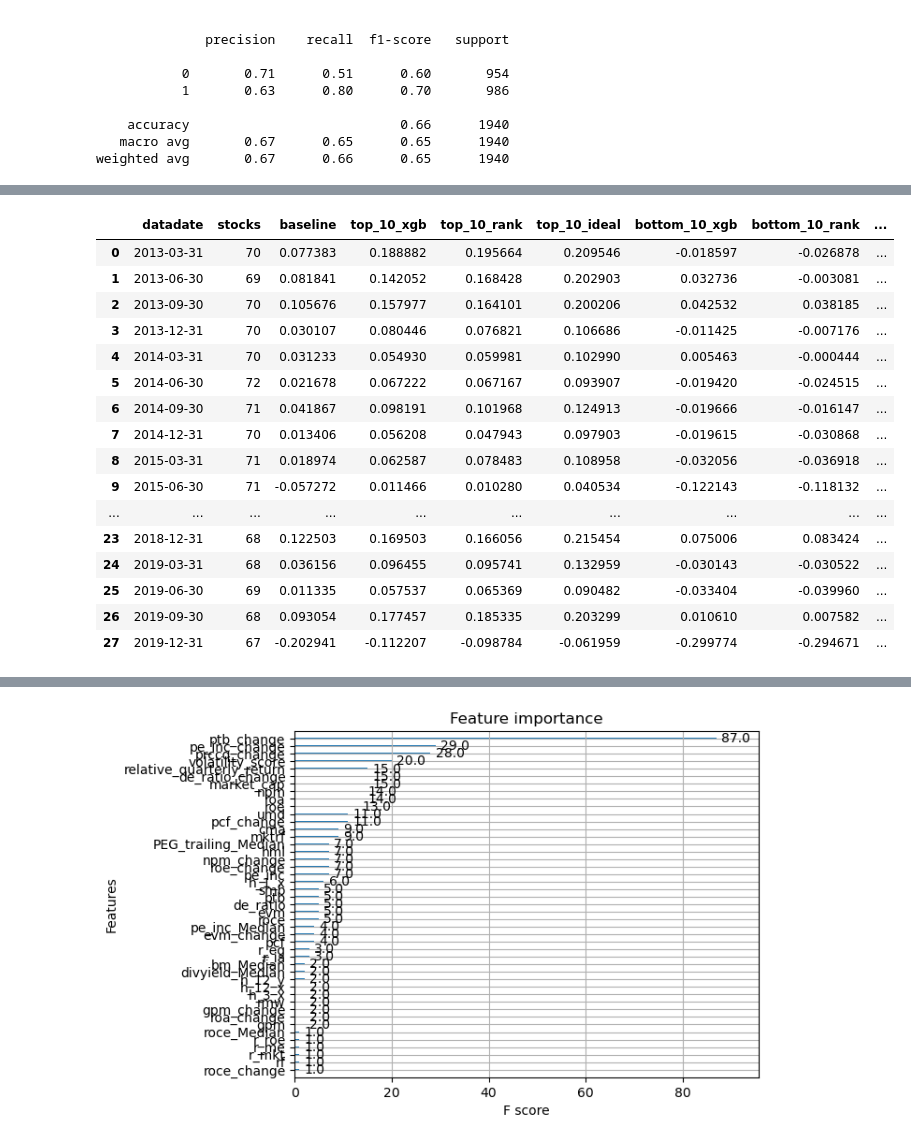
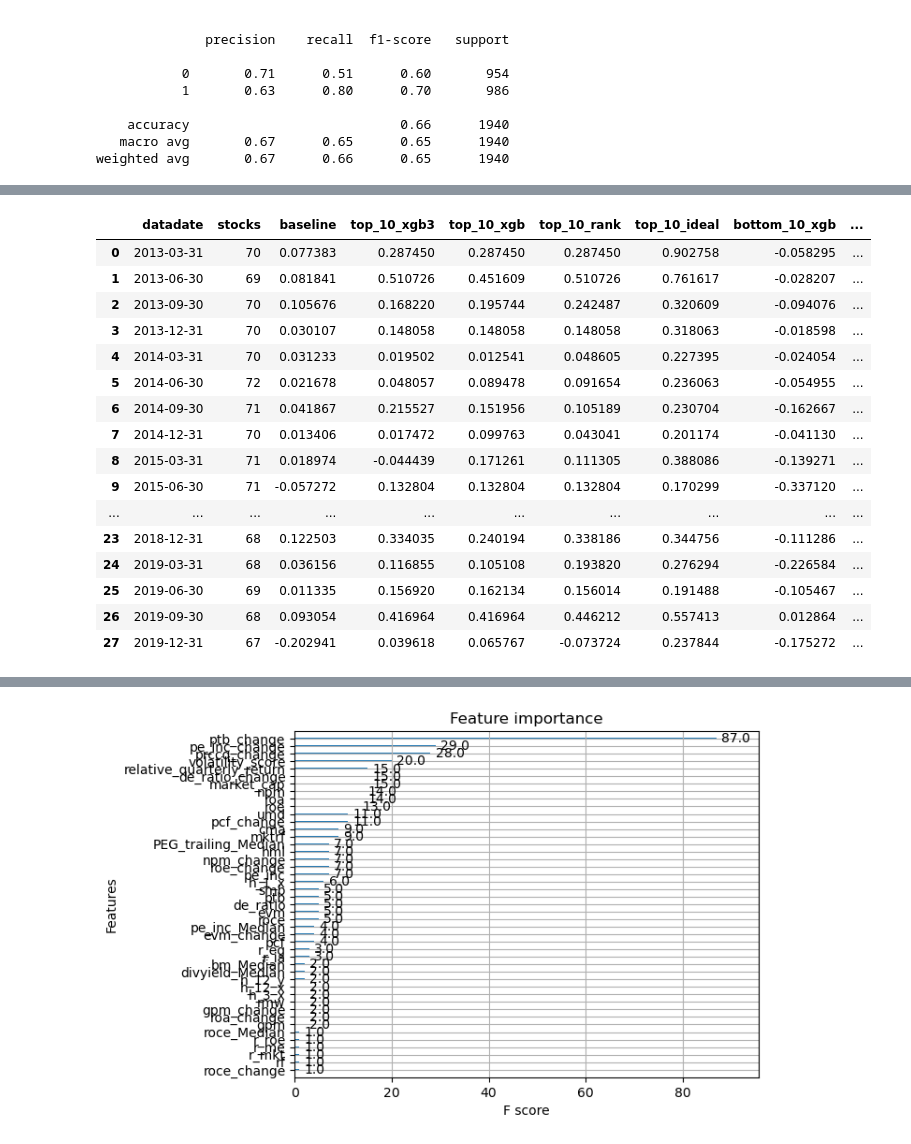
Before and after one commit to edocampione/4YP, a Jupyter notebook: models/res xgb.ipynb, the cells around one changed output, grey strips where cells are left out. Drawn from its saved outputs; the diff is of its cells as text; code cells hidden in the pictures.

```diff
--- a/models/res xgb.ipynb
+++ b/models/res xgb.ipynb
@@ -355,6 +393,10 @@ XGBRanker(base_score=None, booster=None, callbacks=None, colsample_bylevel=None,
 y_train_pred1 = model.predict(X_train_scaled)
 y_valid_pred1 = model.predict(X_valid_scaled)
 y_test_pred1 = model.predict(X_test_scaled)
+
+y_train_pred3 = model2.predict(X_train_context)
+y_valid_pred3 = model2.predict(X_valid_context)
+y_test_pred3 = model2.predict(X_test_context)
 
 # Classifier
 y_train_pred_binary1 = (y_train_pred1 >= 0).astype(int)
@@ -402,6 +444,7 @@ weighted avg       0.67      0.66      0.65      1940
 # %%
 results['y_pred1'] = y_test_pred1
 results['y_pred2'] = y_test_pred2
+results['y_pred3'] = y_test_pred3
 results1 = results.sort_values(by=['datadate', 'y_pred1'], ascending=[True, False])
 
 results1.head(10)
@@ -428,7 +471,7 @@ def softmax_weighted_return(df, sort_col, target_col, n=5, largest=True):
     weights = e_scores / e_scores.sum()
     return (selected[target_col] * weights).sum()
 
-def exponential_weighted_return(df, sort_col, target_col, n=30, largest=True, alpha=0):
+def exponential_weighted_return(df, sort_col, target_col, n=3, largest=True, alpha=0):
     if largest:
         selected = df.nlargest(n, sort_col)
     else:
@@ -446,6 +489,16 @@ df_avg = results.groupby('datadate').agg(
     stocks=('next_prccq_change', 'size'),
     baseline=('next_prccq_change', 'mean')
 ).reset_index()
+
+# For the predicted top 10, weight by predicted returns ('pred_rank_score')
+df_avg['top_10_xgb3'] = results.groupby('datadate').apply(
+    lambda group: exponential_weighted_return(
+        group,
+        sort_col='y_pred3',
+        target_col='next_prccq_change',
+        largest=True
+    )
+).reset_index(level=0, drop=True)
 
 # For the predicted top 10, weight by predicted returns ('pred_rank_score')
 df_avg['top_10_xgb'] = results.groupby('datadate').apply(
@@ -483,50 +536,60 @@ df_avg['bottom_10_xgb'] = results.groupby('datadate').apply(
         group,
         sort_col='y_pred1',
         target_col='next_prccq_change',
         largest=False
     )
 ).reset_index(level=0, drop=True)
 
 # For the predicted bottom 10, weight by predicted returns
+df_avg['bottom_10_xgb3'] = results.groupby('datadate').apply(
+    lambda group: exponential_weighted_return(
+        group,
+        sort_col='y_pred3',
+        target_col='next_prccq_change',
+        largest=False
+    )
+).reset_index(level=0, drop=True)
+
+# For the predicted bottom 10, weight by predicted returns
 df_avg['bottom_10_rank'] = results.groupby('datadate').apply(
     lambda group: exponential_weighted_return(
         group,
         sort_col='y_pred2',
         target_col='next_prccq_change',
         largest=False
     )
 ).reset_index(level=0, drop=True)
 
 # For the ideal bottom 10, weight by the actual returns
 df_avg['bottom_10_ideal'] = results.groupby('datadate').apply(
     lambda group: exponential_weighted_return(
         group,
         sort_col='next_prccq_change',
         target_col='next_prccq_change',
         largest=False
     )
 ).reset_index(level=0, drop=True)
 
 # Display the first 100 rows of the new dataframe
 df_avg.head(100)
 # %% [output]
-|  | datadate | stocks | baseline | top_10_xgb | top_10_rank | top_10_ideal | bottom_10_xgb | bottom_10_rank | ... |
-| 0 | 2013-03-31 | 70 | 0.077383 | 0.188882 | 0.195664 | 0.209546 | -0.018597 | -0.026878 | ... |
-| 1 | 2013-06-30 | 69 | 0.081841 | 0.142052 | 0.168428 | 0.202903 | 0.032736 | -0.003081 | ... |
-| 2 | 2013-09-30 | 70 | 0.105676 | 0.157977 | 0.164101 | 0.200206 | 0.042532 | 0.038185 | ... |
-| 3 | 2013-12-31 | 70 | 0.030107 | 0.080446 | 0.076821 | 0.106686 | -0.011425 | -0.007176 | ... |
-| 4 | 2014-03-31 | 70 | 0.031233 | 0.054930 | 0.059981 | 0.102990 | 0.005463 | -0.000444 | ... |
-| 5 | 2014-06-30 | 72 | 0.021678 | 0.067222 | 0.067167 | 0.093907 | -0.019420 | -0.024515 | ... |
-| 6 | 2014-09-30 | 71 | 0.041867 | 0.098191 | 0.101968 | 0.124913 | -0.019666 | -0.016147 | ... |
-| 7 | 2014-12-31 | 70 | 0.013406 | 0.056208 | 0.047943 | 0.097903 | -0.019615 | -0.030868 | ... |
-| 8 | 2015-03-31 | 71 | 0.018974 | 0.062587 | 0.078483 | 0.108958 | -0.032056 | -0.036918 | ... |
-| 9 | 2015-06-30 | 71 | -0.057272 | 0.011466 | 0.010280 | 0.040534 | -0.122143 | -0.118132 | ... |
+|  | datadate | stocks | baseline | top_10_xgb3 | top_10_xgb | top_10_rank | top_10_ideal | bottom_10_xgb | ... |
+| 0 | 2013-03-31 | 70 | 0.077383 | 0.287450 | 0.287450 | 0.287450 | 0.902758 | -0.058295 | ... |
+| 1 | 2013-06-30 | 69 | 0.081841 | 0.510726 | 0.451609 | 0.510726 | 0.761617 | -0.028207 | ... |
+| 2 | 2013-09-30 | 70 | 0.105676 | 0.168220 | 0.195744 | 0.242487 | 0.320609 | -0.094076 | ... |
+| 3 | 2013-12-31 | 70 | 0.030107 | 0.148058 | 0.148058 | 0.148058 | 0.318063 | -0.018598 | ... |
+| 4 | 2014-03-31 | 70 | 0.031233 | 0.019502 | 0.012541 | 0.048605 | 0.227395 | -0.024054 | ... |
+| 5 | 2014-06-30 | 72 | 0.021678 | 0.048057 | 0.089478 | 0.091654 | 0.236063 | -0.054955 | ... |
+| 6 | 2014-09-30 | 71 | 0.041867 | 0.215527 | 0.151956 | 0.105189 | 0.230704 | -0.162667 | ... |
+| 7 | 2014-12-31 | 70 | 0.013406 | 0.017472 | 0.099763 | 0.043041 | 0.201174 | -0.041130 | ... |
+| 8 | 2015-03-31 | 71 | 0.018974 | -0.044439 | 0.171261 | 0.111305 | 0.388086 | -0.139271 | ... |
+| 9 | 2015-06-30 | 71 | -0.057272 | 0.132804 | 0.132804 | 0.132804 | 0.170299 | -0.337120 | ... |
 | ... | ... | ... | ... | ... | ... | ... | ... | ... | ... |
-| 23 | 2018-12-31 | 68 | 0.122503 | 0.169503 | 0.166056 | 0.215454 | 0.075006 | 0.083424 | ... |
-| 24 | 2019-03-31 | 68 | 0.036156 | 0.096455 | 0.095741 | 0.132959 | -0.030143 | -0.030522 | ... |
-| 25 | 2019-06-30 | 69 | 0.011335 | 0.057537 | 0.065369 | 0.090482 | -0.033404 | -0.039960 | ... |
-| 26 | 2019-09-30 | 68 | 0.093054 | 0.177457 | 0.185335 | 0.203299 | 0.010610 | 0.007582 | ... |
-| 27 | 2019-12-31 | 67 | -0.202941 | -0.112207 | -0.098784 | -0.061959 | -0.299774 | -0.294671 | ... |
+| 23 | 2018-12-31 | 68 | 0.122503 | 0.334035 | 0.240194 | 0.338186 | 0.344756 | -0.111286 | ... |
+| 24 | 2019-03-31 | 68 | 0.036156 | 0.116855 | 0.105108 | 0.193820 | 0.276294 | -0.226584 | ... |
+| 25 | 2019-06-30 | 69 | 0.011335 | 0.156920 | 0.162134 | 0.156014 | 0.191488 | -0.105467 | ... |
+| 26 | 2019-09-30 | 68 | 0.093054 | 0.416964 | 0.416964 | 0.446212 | 0.557413 | 0.012864 | ... |
+| 27 | 2019-12-31 | 67 | -0.202941 | 0.039618 | 0.065767 | -0.073724 | 0.237844 | -0.175272 | ... |
 # %%
 risk_free_rate = 0.02  # 2% annual risk-free rate, approximated quarterly
 
```
Also changed, not shown: parts of 4 cells of this notebook.
